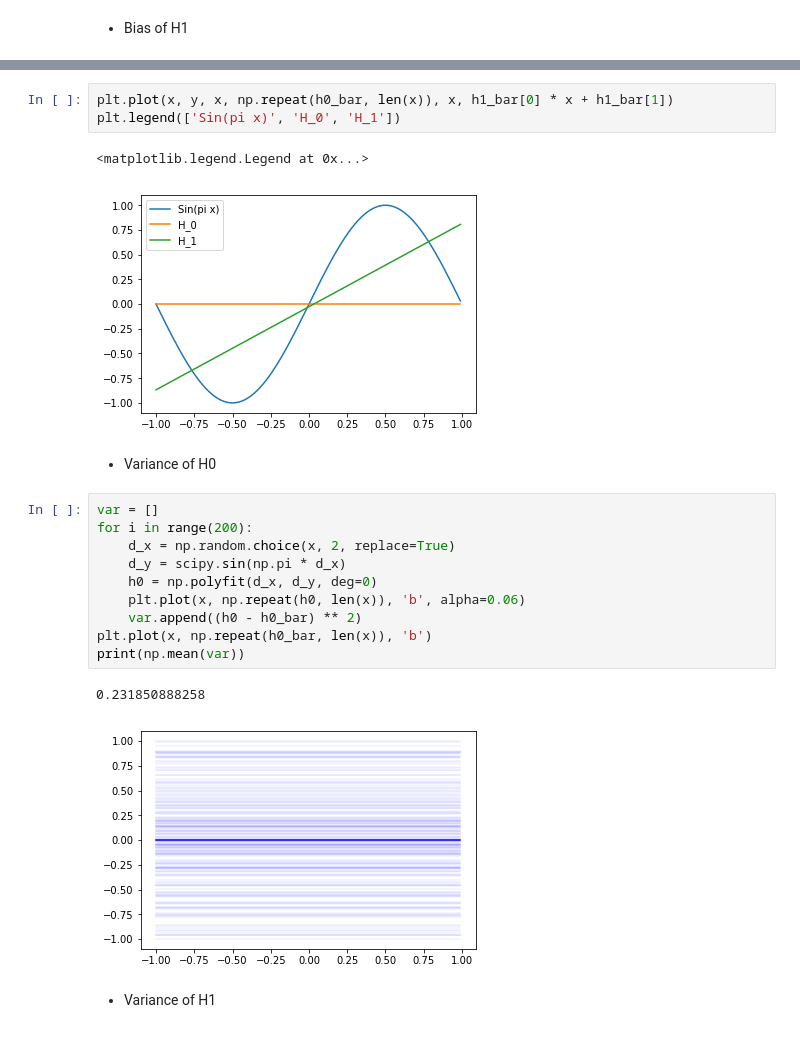
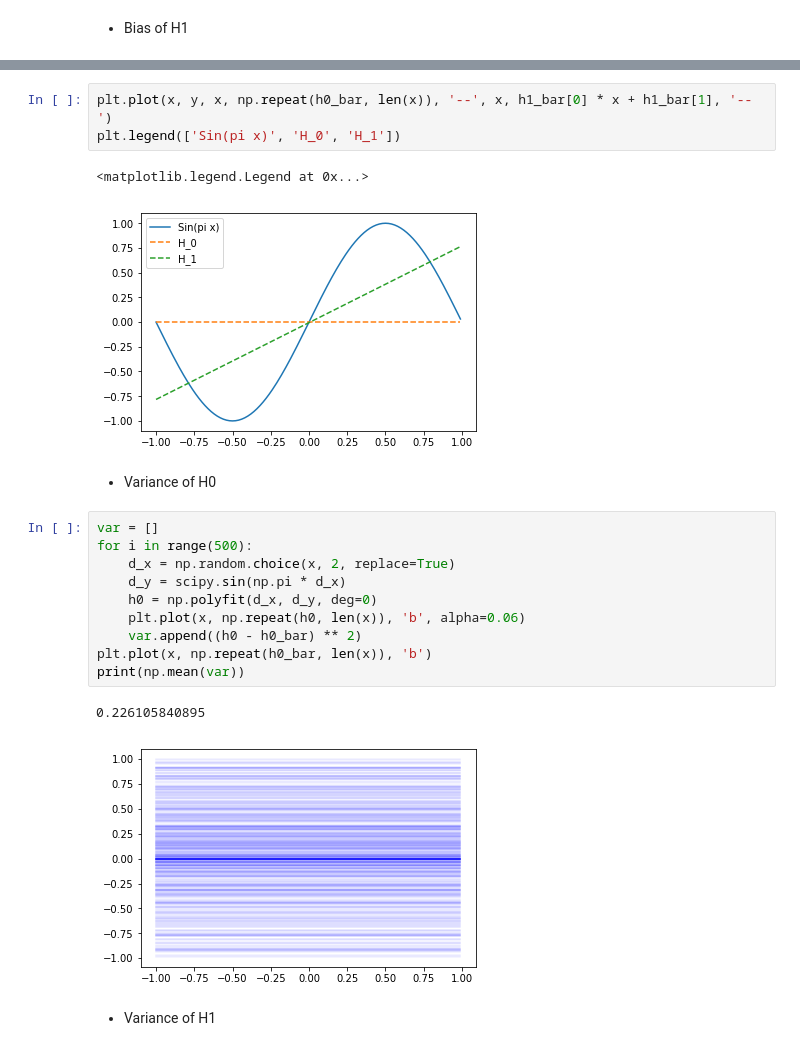
Before and after one commit to demon386/notebooks, a Jupyter notebook: bias-variance.ipynb, the cells around one changed output, grey strips where cells are left out. Saved outputs shown, nothing was run; the diff lists cells and outputs as text.

```diff
--- a/bias-variance.ipynb
+++ b/bias-variance.ipynb
@@ -155,24 +155,24 @@ array([ 0.84111646, -0.02644853])
 # %%
-plt.plot(x, y, x, np.repeat(h0_bar, len(x)), x, h1_bar[0] * x + h1_bar[1])
+plt.plot(x, y, x, np.repeat(h0_bar, len(x)), '--', x, h1_bar[0] * x + h1_bar[1], '--')
 plt.legend(['Sin(pi x)', 'H_0', 'H_1'])
 # %% [output]
 <matplotlib.legend.Legend at 0x...>
-[figure, old version]
+[figure, new version]
 # %% [markdown]
 - Variance of H0
 # %%
 var = []
-for i in range(200):
+for i in range(500):
     d_x = np.random.choice(x, 2, replace=True)
     d_y = scipy.sin(np.pi * d_x)
     h0 = np.polyfit(d_x, d_y, deg=0)
     plt.plot(x, np.repeat(h0, len(x)), 'b', alpha=0.06)
     var.append((h0 - h0_bar) ** 2)
 plt.plot(x, np.repeat(h0_bar, len(x)), 'b')
 print(np.mean(var))
 # %% [output]
-0.231850888258
+0.226105840895
-[figure, old version]
+[figure, new version]
 # %% [markdown]
 - Variance of H1
 # %%
```
Also changed, not shown: parts of 6 cells of this notebook.
